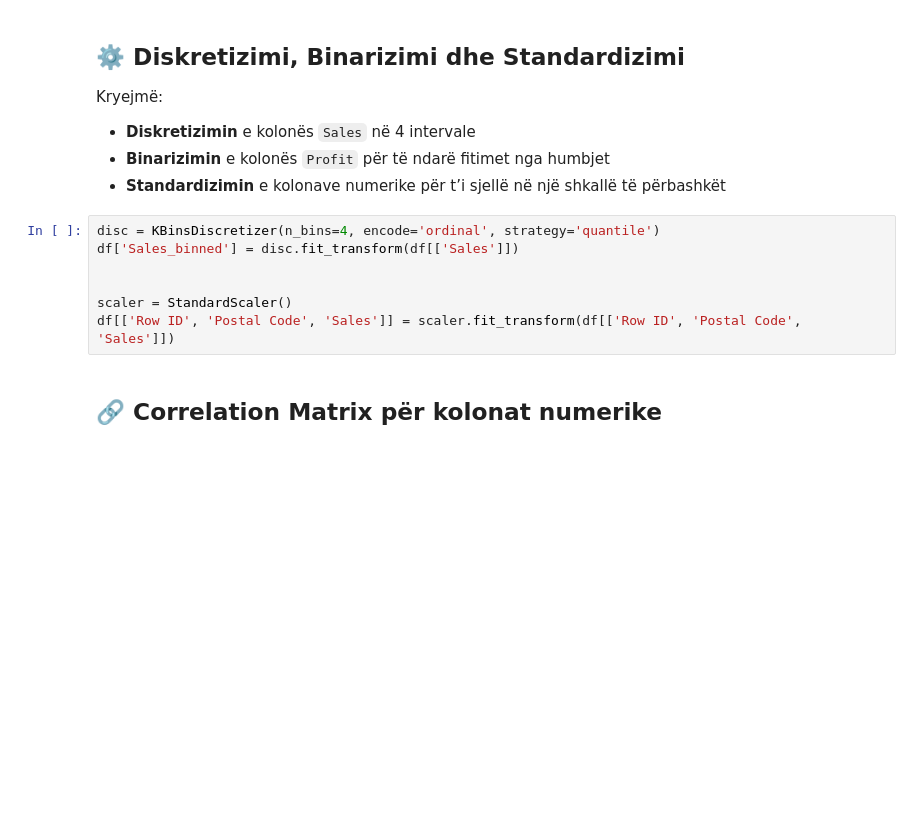
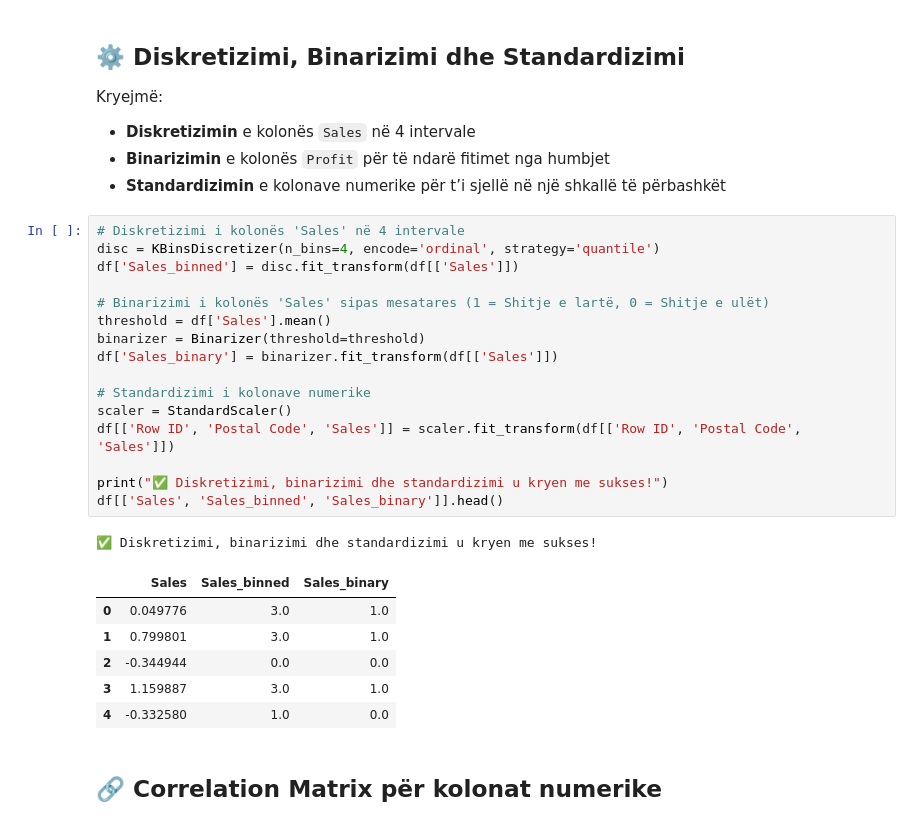
Before and after one commit to AnjezaSfishta/data-processing-visualization-superstore, a Jupyter notebook: para_procesimi_i_te_dhenave.ipynb, the cells around one changed output. Saved outputs shown, nothing was run; the diff lists cells and outputs as text; blank space fills up the shorter version.

```diff
--- a/para_procesimi_i_te_dhenave.ipynb
+++ b/para_procesimi_i_te_dhenave.ipynb
@@ -129,12 +129,29 @@ Kryejmë:
 - **Binarizimin** e kolonës `Profit` për të ndarë fitimet nga humbjet
 - **Standardizimin** e kolonave numerike për t’i sjellë në një shkallë të përbashkët
 # %%
+# Diskretizimi i kolonës 'Sales' në 4 intervale
 disc = KBinsDiscretizer(n_bins=4, encode='ordinal', strategy='quantile')
 df['Sales_binned'] = disc.fit_transform(df[['Sales']])
 
+# Binarizimi i kolonës 'Sales' sipas mesatares (1 = Shitje e lartë, 0 = Shitje e ulët)
+threshold = df['Sales'].mean()
+binarizer = Binarizer(threshold=threshold)
+df['Sales_binary'] = binarizer.fit_transform(df[['Sales']])
 
+# Standardizimi i kolonave numerike
 scaler = StandardScaler()
 df[['Row ID', 'Postal Code', 'Sales']] = scaler.fit_transform(df[['Row ID', 'Postal Code', 'Sales']])
+
+print("✅ Diskretizimi, binarizimi dhe standardizimi u kryen me sukses!")
+df[['Sales', 'Sales_binned', 'Sales_binary']].head()
+# %% [output]
+✅ Diskretizimi, binarizimi dhe standardizimi u kryen me sukses!
+|  | Sales | Sales_binned | Sales_binary |
+| 0 | 0.049776 | 3.0 | 1.0 |
+| 1 | 0.799801 | 3.0 | 1.0 |
+| 2 | -0.344944 | 0.0 | 0.0 |
+| 3 | 1.159887 | 3.0 | 1.0 |
+| 4 | -0.332580 | 1.0 | 0.0 |
 # %% [markdown]
 ## 🔗 Correlation Matrix për kolonat numerike
 # %%
```
Also changed, not shown: parts of 2 cells of this notebook, 1 other file.
